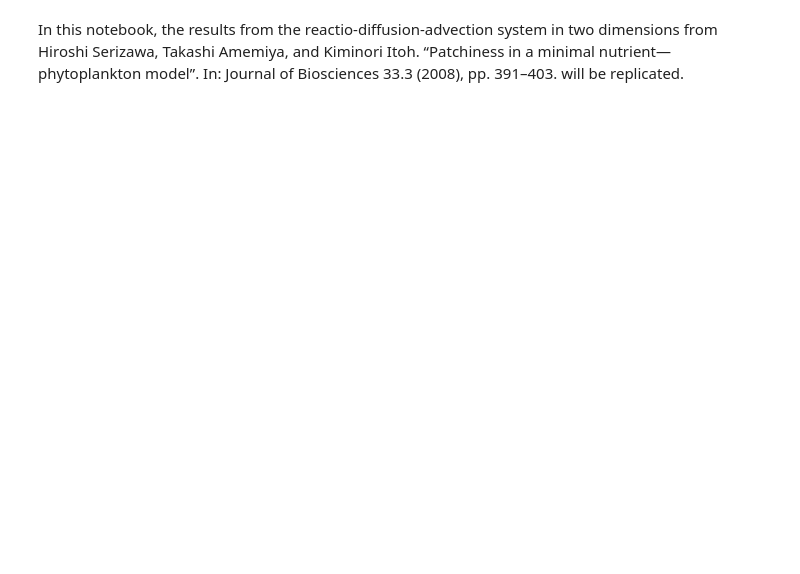
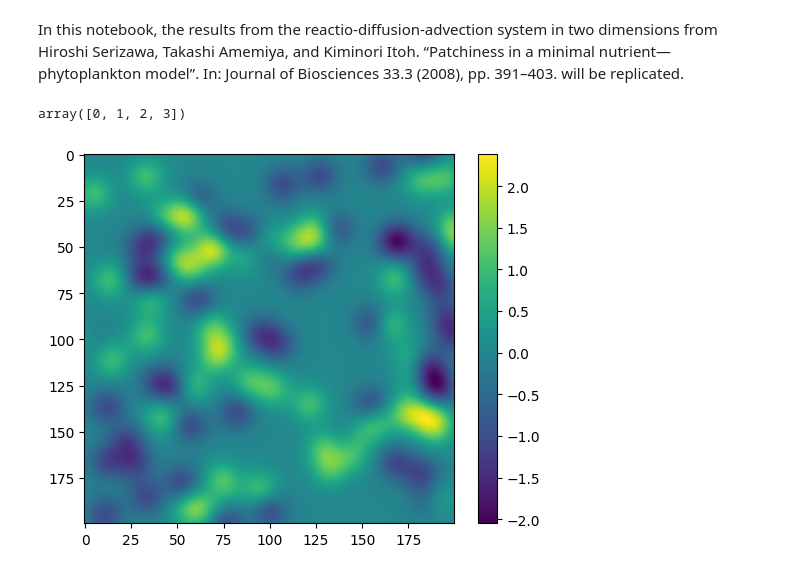
Before and after one commit to AlonsoFernandezVM/Pattern-formation-in-a-phytoplankton-population-based-on-stochastic-models-of-the-ocean-turbulence, a Jupyter notebook: notebooks/result_replication_2d.ipynb, the cells around one changed output. Drawn from its saved outputs; the diff is of its cells as text; code cells hidden in the pictures; blank space fills up the shorter version.

Commit message:
Implemented the stream function

```diff
--- a/notebooks/result_replication_2d.ipynb
+++ b/notebooks/result_replication_2d.ipynb
@@ -102,8 +119,15 @@ m_n = 0.03
 f_p = 0.9
 d = 0.04
 nu_max = 0.3
+r_0 = 10
+n_eddies = 100
 L = 100
 A = 0.25
 T = 1000
 dt = 0.12
 N = 180
+s =1
+# %%
+np.arange(4)
+# %% [output]
+array([0, 1, 2, 3])
@@ -109,0 +136,16 @@ N = 180
+# %%
+gen = np.random.default_rng(seed = 26)
+
+x_centres = gen.uniform(0, 2 * L, size = n_eddies)
+y_centres = gen.uniform(0, 2 * L, size = n_eddies)
+# %%
+sigma = np.repeat([1,-1],[50,50])
+X = np.ones((200,200))
+# %%
+vel = stream(X, x_centres, y_centres, r_0, s, sigma)
+# %%
+plt.imshow(vel)
+plt.colorbar()
+plt.show()
+# %% [output]
+[figure, added]
```
Also changed, not shown: parts of 2 cells of this notebook.
